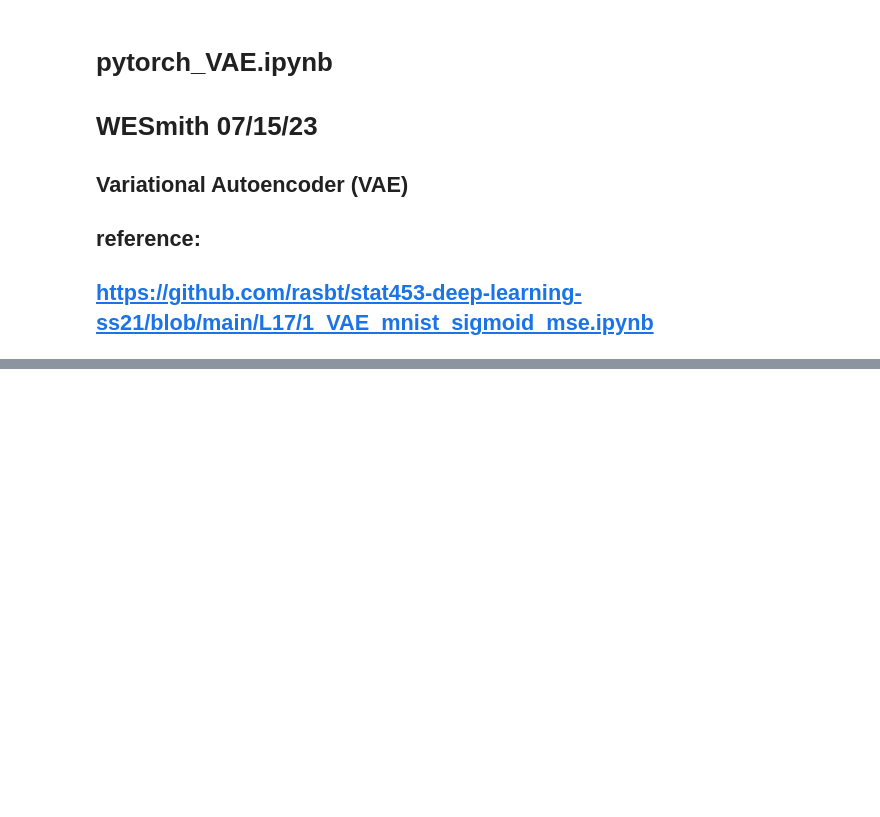
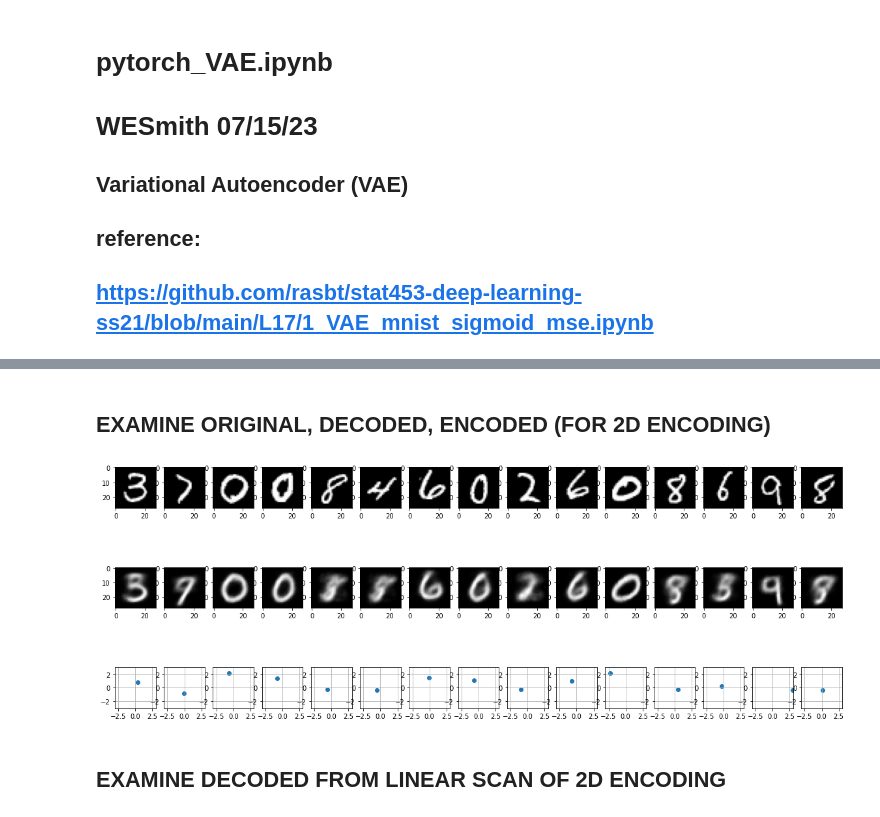
Before and after one commit to wesmith/deep-learning-examples, a Jupyter notebook: MNIST/pytorch_VAE.ipynb, the cells around one changed output, grey strips where cells are left out. Drawn from its saved outputs; the diff is of its cells as text; code cells hidden in the pictures; blank space fills up the shorter version.

```diff
--- a/MNIST/pytorch_VAE.ipynb
+++ b/MNIST/pytorch_VAE.ipynb
@@ -97,4 +199,6 @@ class VAE(nn.Module):
 # %%
-model     = VAE()
-loss_fn   = F.mse_loss
-optimizer = optim.Adam(model.parameters(), lr=lr, weight_decay=decay)
+model_path     = 'results/model_VAE.pth'
+optimizer_path = 'results/optimizer_VAE.pth'
+model          = VAE()
+loss_fn        = F.mse_loss
+optimizer      = optim.Adam(model.parameters(), lr=lr, weight_decay=decay)
@@ -113,7 +204,0 @@ loss_fn(images, decoded)
-# %%
-# see if previous training exists, if so, load, otherwise train
-if os.path.isfile(model_path) and os.path.isfile(optimizer_path):
-    model_state_dict = torch.load(model_path)
-    model.load_state_dict(model_state_dict)
-    optimizer_state_dict = torch.load(optimizer_path)
-    optimizer.load_state_dict(optimizer_state_dict)
@@ -184,0 +213,2 @@ for i, item in enumerate(encoded):
+# %%
+train_or_load(model, optimizer, (model_path, optimizer_path))
@@ -185,3 +327,37 @@ for i, item in enumerate(encoded):
+# %% [markdown]
+## EXAMINE ORIGINAL, DECODED, ENCODED (FOR 2D ENCODING)
+# %%
+encoded, z_mean, z_log_var, decoded = model(images)
+nc  = 15
+lim = 3
+plt.figure(figsize=(20,8))
+plt.gray()
+for i, item in enumerate(images):
+    if i >= nc: break
+    plt.subplot(3, nc, i+1)
+    #item = item.reshape(-1, 28, 28)
+    # item is (1, 28, 28) with singleton from data_loader
+    plt.imshow(item[0])
+
+for i, item in enumerate(decoded):
+    if i >= nc: break
+    plt.subplot(3, nc, nc+i+1)
+    #item = item.reshape(-1, 28, 28)
+    plt.imshow(item[0].detach().numpy()) # also a singleton, so take [0]
+
+for i, item in enumerate(encoded):
+    if i >= nc: break
+    plt.subplot(3, nc, 2*nc+i+1)
+    val = item.detach().numpy()
+    plt.scatter(val[0], val[1])
+    plt.xlim(-lim, lim)
+    plt.ylim(-lim, lim)
+    plt.gca().set_aspect('equal', adjustable='box')
+    plt.grid()
+# %% [output]
+[figure, added]
+# %% [markdown]
+## EXAMINE DECODED FROM LINEAR SCAN OF 2D ENCODING
 # %%
 nr, nc = (7, 7)
 lim = 2
```
Also changed, not shown: parts of 35 cells of this notebook.
